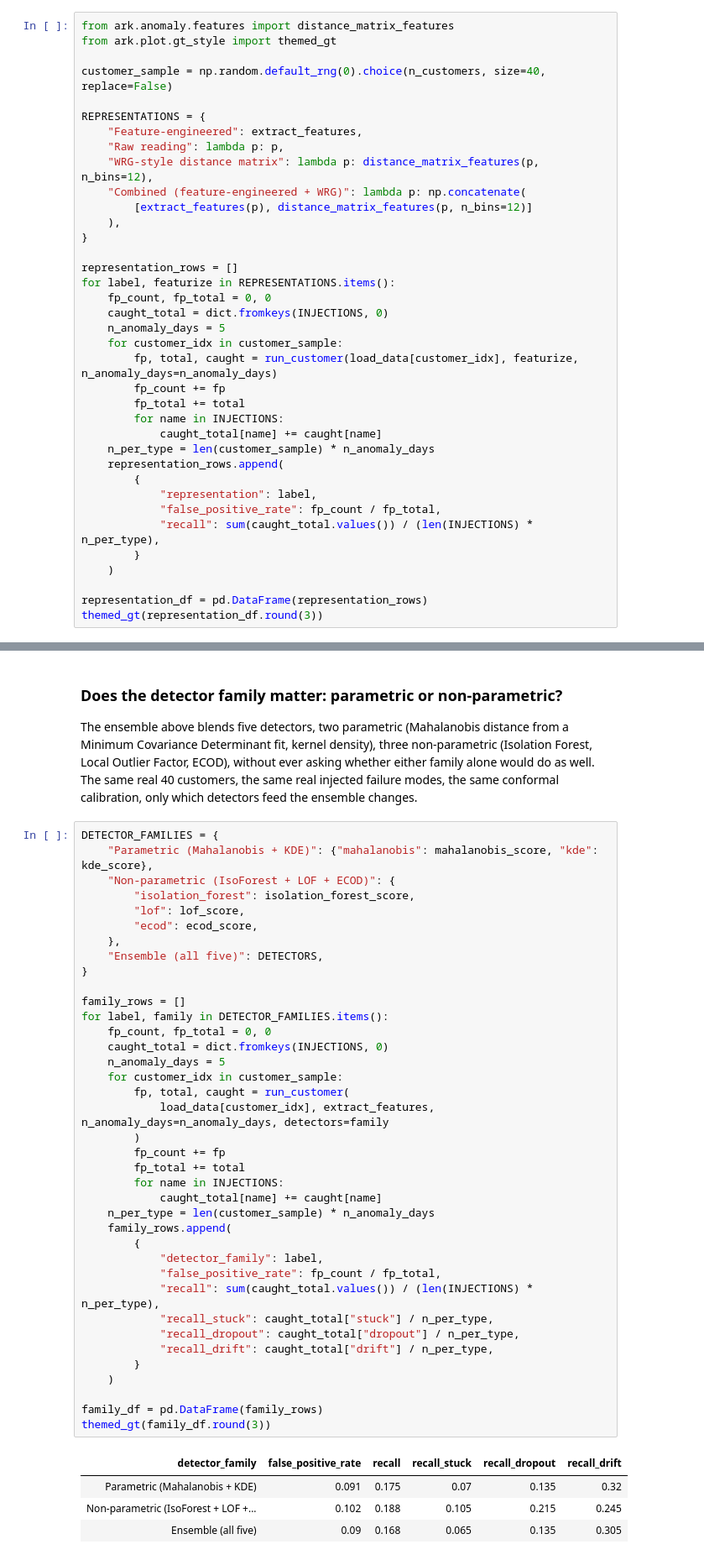
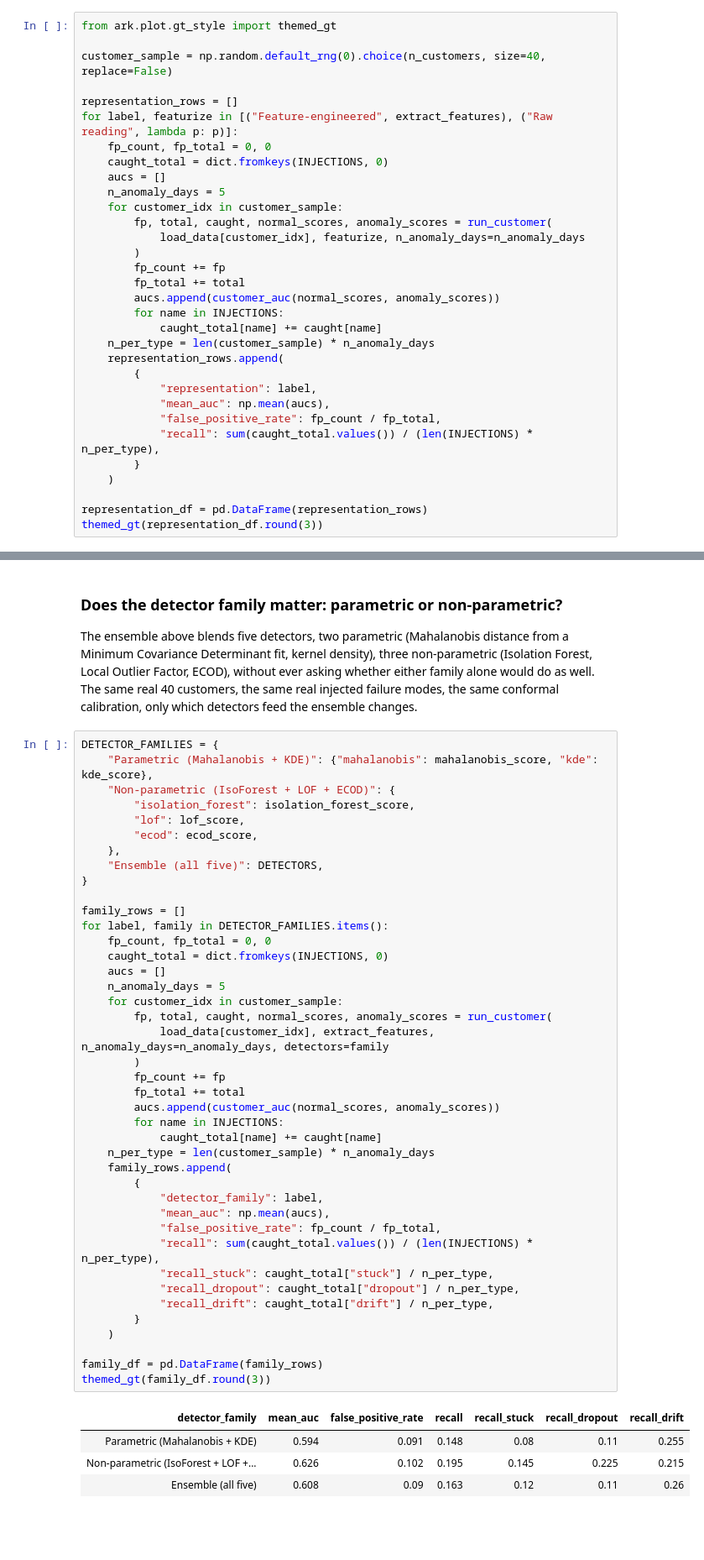
Before and after one commit to sambaiga/ml-energy-disaggregation, a Jupyter notebook: book/04-grid-edge/06-anomaly-detection-code.ipynb, the cells around one changed output, grey strips where cells are left out. Shown at 84% size. Saved outputs shown, nothing was run; the diff lists cells and outputs as text; blank space fills up the shorter version.

```diff
--- a/book/04-grid-edge/06-anomaly-detection-code.ipynb
+++ b/book/04-grid-edge/06-anomaly-detection-code.ipynb
@@ -179,33 +196,28 @@ def run_customer(profiles, featurize, *, alpha=0.1, n_anomaly_days=5, detectors=
 # %%
-from ark.anomaly.features import distance_matrix_features
 from ark.plot.gt_style import themed_gt
 
 customer_sample = np.random.default_rng(0).choice(n_customers, size=40, replace=False)
 
-REPRESENTATIONS = {
-    "Feature-engineered": extract_features,
-    "Raw reading": lambda p: p,
-    "WRG-style distance matrix": lambda p: distance_matrix_features(p, n_bins=12),
-    "Combined (feature-engineered + WRG)": lambda p: np.concatenate(
-        [extract_features(p), distance_matrix_features(p, n_bins=12)]
-    ),
-}
-
 representation_rows = []
-for label, featurize in REPRESENTATIONS.items():
+for label, featurize in [("Feature-engineered", extract_features), ("Raw reading", lambda p: p)]:
     fp_count, fp_total = 0, 0
     caught_total = dict.fromkeys(INJECTIONS, 0)
+    aucs = []
     n_anomaly_days = 5
     for customer_idx in customer_sample:
-        fp, total, caught = run_customer(load_data[customer_idx], featurize, n_anomaly_days=n_anomaly_days)
+        fp, total, caught, normal_scores, anomaly_scores = run_customer(
+            load_data[customer_idx], featurize, n_anomaly_days=n_anomaly_days
+        )
         fp_count += fp
         fp_total += total
+        aucs.append(customer_auc(normal_scores, anomaly_scores))
         for name in INJECTIONS:
             caught_total[name] += caught[name]
     n_per_type = len(customer_sample) * n_anomaly_days
     representation_rows.append(
         {
             "representation": label,
+            "mean_auc": np.mean(aucs),
             "false_positive_rate": fp_count / fp_total,
             "recall": sum(caught_total.values()) / (len(INJECTIONS) * n_per_type),
         }
@@ -238,38 +246,41 @@ DETECTOR_FAMILIES = {
     "Ensemble (all five)": DETECTORS,
 }
 
 family_rows = []
 for label, family in DETECTOR_FAMILIES.items():
     fp_count, fp_total = 0, 0
     caught_total = dict.fromkeys(INJECTIONS, 0)
+    aucs = []
     n_anomaly_days = 5
     for customer_idx in customer_sample:
-        fp, total, caught = run_customer(
+        fp, total, caught, normal_scores, anomaly_scores = run_customer(
             load_data[customer_idx], extract_features, n_anomaly_days=n_anomaly_days, detectors=family
         )
         fp_count += fp
         fp_total += total
+        aucs.append(customer_auc(normal_scores, anomaly_scores))
         for name in INJECTIONS:
             caught_total[name] += caught[name]
     n_per_type = len(customer_sample) * n_anomaly_days
     family_rows.append(
         {
             "detector_family": label,
+            "mean_auc": np.mean(aucs),
             "false_positive_rate": fp_count / fp_total,
             "recall": sum(caught_total.values()) / (len(INJECTIONS) * n_per_type),
             "recall_stuck": caught_total["stuck"] / n_per_type,
             "recall_dropout": caught_total["dropout"] / n_per_type,
             "recall_drift": caught_total["drift"] / n_per_type,
         }
     )
 
 family_df = pd.DataFrame(family_rows)
 themed_gt(family_df.round(3))
 # %% [output]
-| detector_family | false_positive_rate | recall | recall_stuck | recall_dropout | recall_drift |
-| Parametric (Mahalanobis + KDE) | 0.091 | 0.175 | 0.07 | 0.135 | 0.32 |
-| Non-parametric (IsoForest + LOF +... | 0.102 | 0.188 | 0.105 | 0.215 | 0.245 |
-| Ensemble (all five) | 0.09 | 0.168 | 0.065 | 0.135 | 0.305 |
+| detector_family | mean_auc | false_positive_rate | recall | recall_stuck | recall_dropout | recall_drift |
+| Parametric (Mahalanobis + KDE) | 0.594 | 0.091 | 0.148 | 0.08 | 0.11 | 0.255 |
+| Non-parametric (IsoForest + LOF +... | 0.626 | 0.102 | 0.195 | 0.145 | 0.225 | 0.215 |
+| Ensemble (all five) | 0.608 | 0.09 | 0.163 | 0.12 | 0.11 | 0.26 |
 # %% [markdown]
 No clean winner, and that is the honest result. The non-parametric family has the best overall recall (18.8%) but also the worst false-positive rate (10.2%); the parametric family and the five-detector ensemble land within a percentage point of each other on false-positive rate (9.1% and 9.0%), both well ahead of non-parametric. The ensemble does not recover the recall lost by blending in the weaker family, it actually lands lowest of the three (16.8%, against 17.5% for parametric and 18.8% for non-parametric), the real cost of chasing the best false-positive rate rather than the best recall. The more useful pattern sits in the per-failure-mode columns: the non-parametric family catches a stuck reading and a communication dropout meaningfully more often (10.5% and 21.5%, against 7.0% and 13.5% for parametric), closer to a sharp discontinuity a tree split or a local-density check can isolate directly, while the parametric family catches a slow calibration drift better (32.0% against 24.5%), a smooth, whole-day shift in the covariance structure a Mahalanobis distance is built to notice and a single random split can miss. Neither family, run alone, is honestly recommendable over the ensemble here: the ensemble's real value is not raw recall, it is not depending on one family's blind spot to matter less than the other's.
 # %% [markdown]
```
Also changed, not shown: parts of 12 cells of this notebook.
